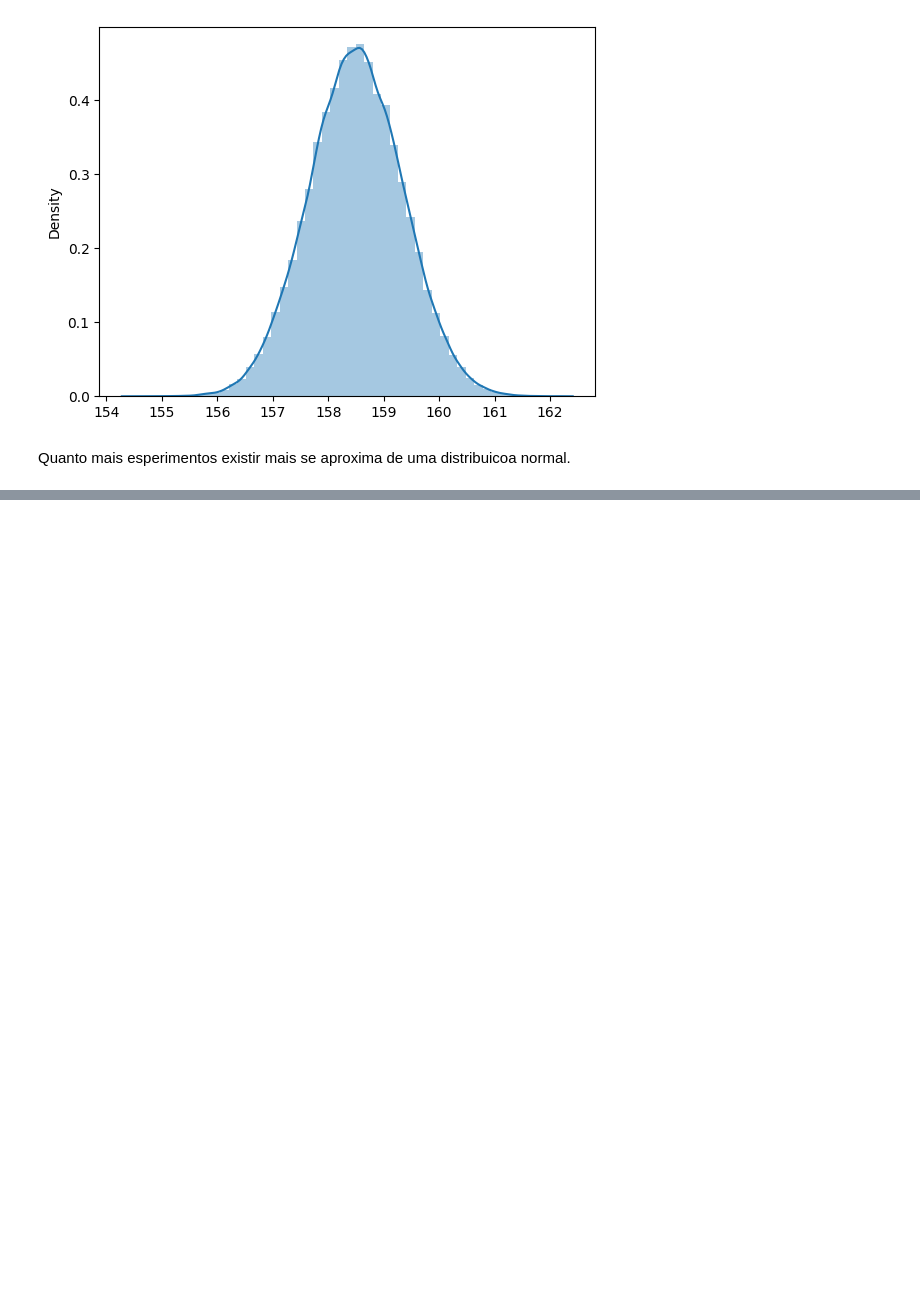
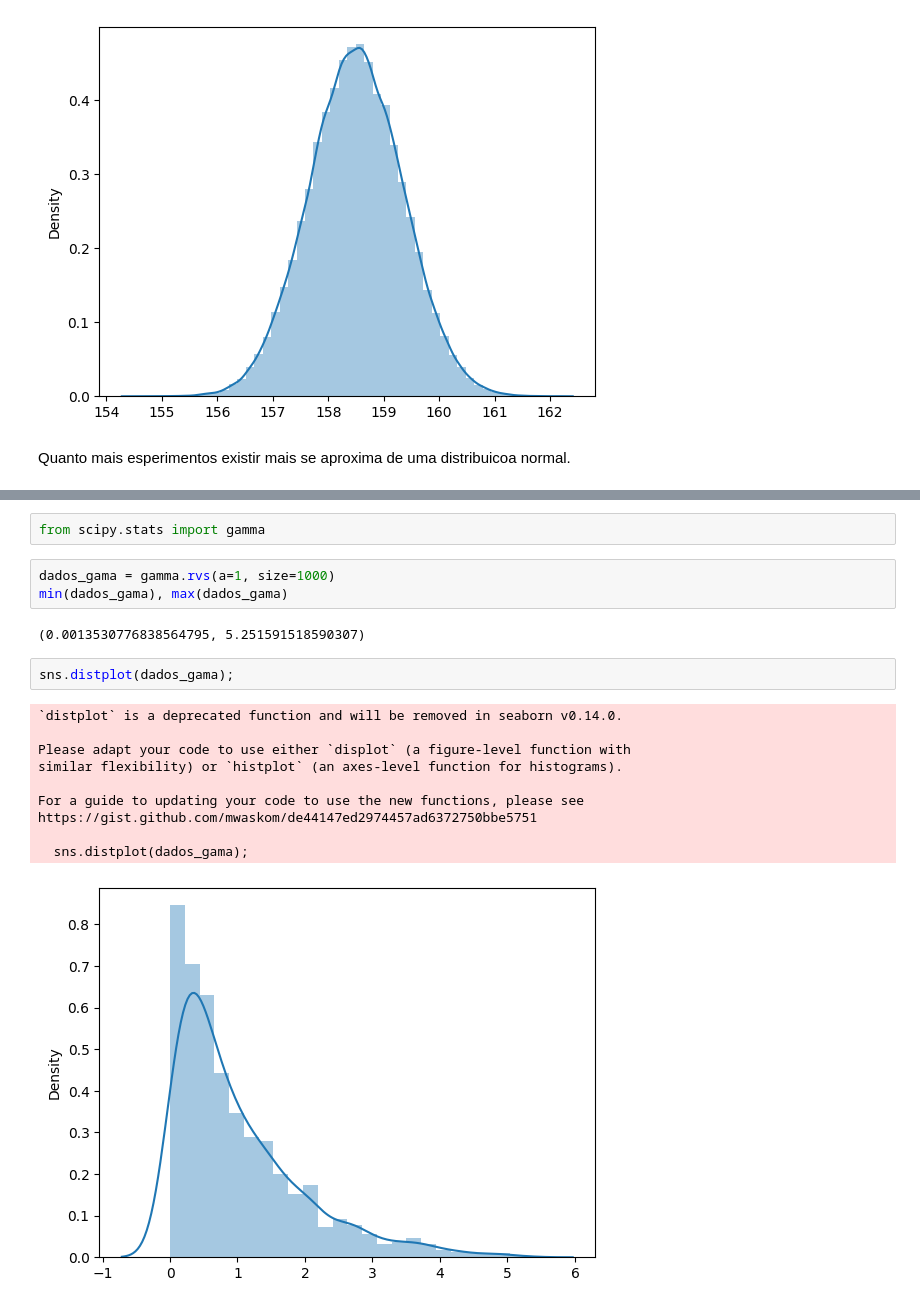
Before and after one commit to HammadN98/Curso_Estatistica, a Jupyter notebook: S6DistribuicoesEstatisticas.ipynb, the cells around one changed output, grey strips where cells are left out. Cells and saved outputs as stored; diff of their text form; blank space fills up the shorter version.

```diff
--- a/S6DistribuicoesEstatisticas.ipynb
+++ b/S6DistribuicoesEstatisticas.ipynb
@@ -319,0 +331,20 @@ Quanto mais esperimentos existir mais se aproxima de uma distribuicoa normal.
+# %%
+from scipy.stats import gamma
+# %%
+dados_gama = gamma.rvs(a=1, size=1000)
+min(dados_gama), max(dados_gama)
+# %% [output]
+(0.0013530776838564795, 5.251591518590307)
+# %%
+sns.distplot(dados_gama);
+# %% [output]
+`distplot` is a deprecated function and will be removed in seaborn v0.14.0.
+
+Please adapt your code to use either `displot` (a figure-level function with
+similar flexibility) or `histplot` (an axes-level function for histograms).
+
+For a guide to updating your code to use the new functions, please see
+https://gist.github.com/mwaskom/de44147ed2974457ad6372750bbe5751
+
+  sns.distplot(dados_gama);
+[figure, added]
```
Also changed, not shown: parts of 1 cell of this notebook.
